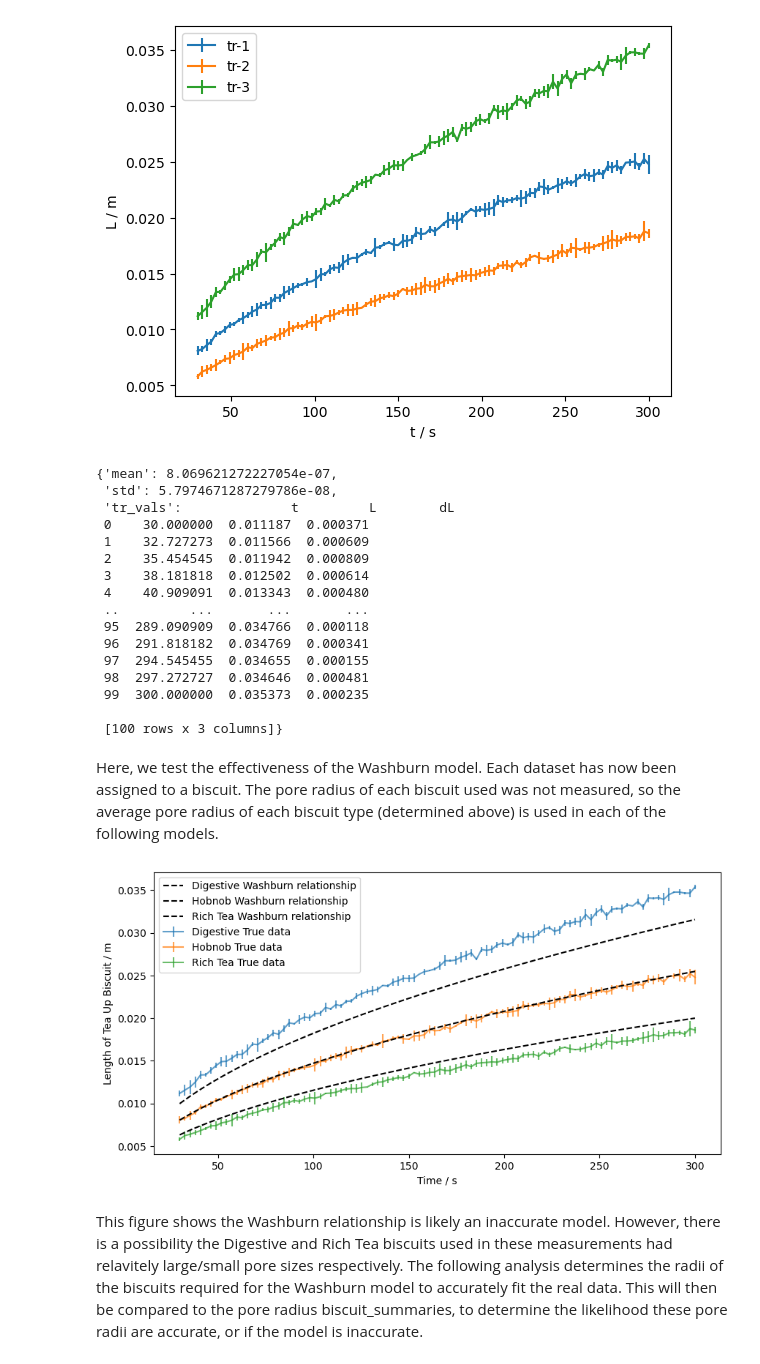
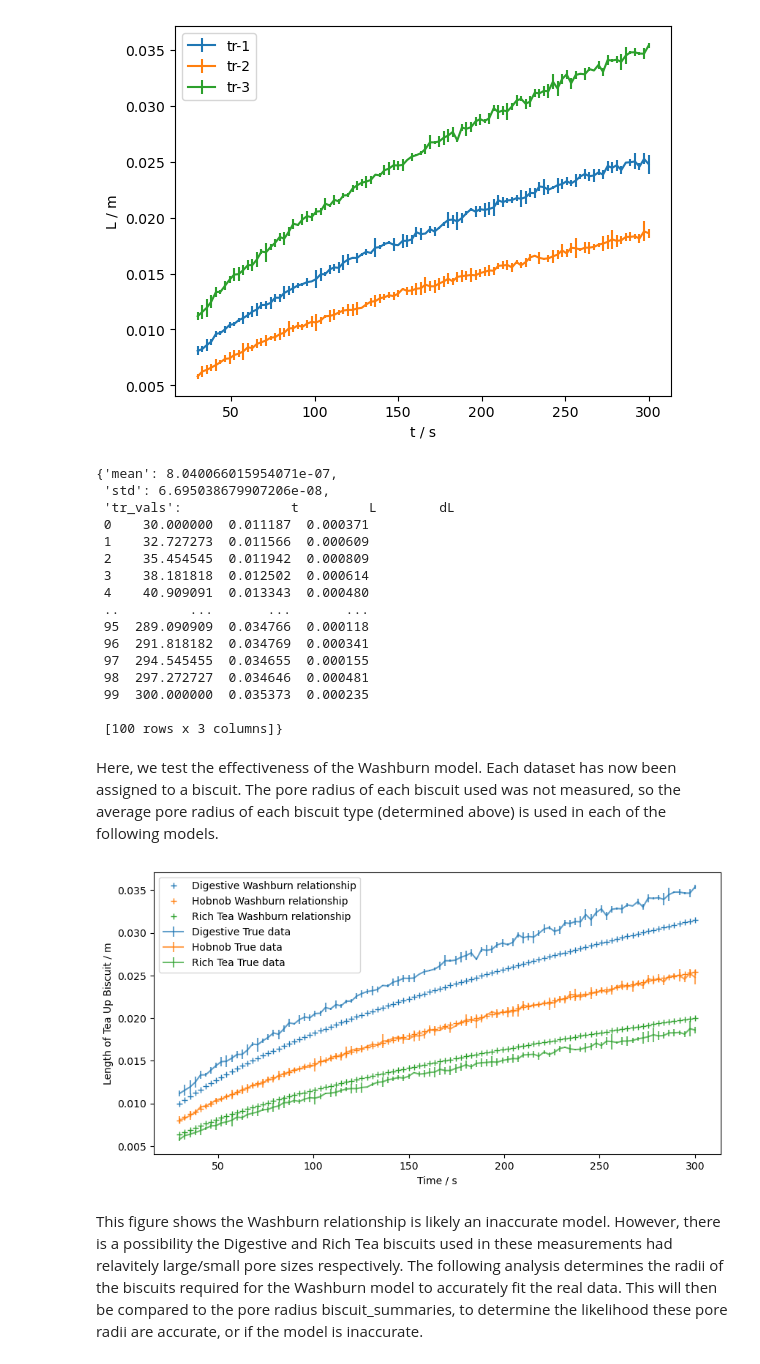
Before and after one commit to M4ffff/ML_biscuit_analysis, a Jupyter notebook: initial.ipynb, the cells around one changed output. Saved outputs shown, nothing was run; the diff lists cells and outputs as text; code cells hidden in the pictures.

```diff
--- a/initial.ipynb
+++ b/initial.ipynb
@@ -127,7 +281,7 @@ true_test_vals = test['encoded biscuit']
 # %%
 # use GridSearchCV
 rfc_param_grid = [
-    {'n_estimators': [50, 1000]},
+    {'n_estimators': [1000]},   # this value was determined using GridSearchCV - more trees worked better than fewer trees.
   {'max_features': [ None]}
  ]
 
@@ -320,11 +465,12 @@ np.max(true_distributions["r"])
 # %%
 # plot radii distribution of each biscuit as histograms
-
-from scipy.stats import norm
 
 fig, ax = plt.subplots(1,2,figsize=(12,5))
 
 biscuit_summaries = {}
+
+xmin = np.min(true_distributions["r"])
+xmax = np.max(true_distributions["r"])
 
 for i, biscuit in enumerate(biscuits):
     print(f"{biscuit}")
@@ -347,7 +493,7 @@ for i, biscuit in enumerate(biscuits):
     true_mean, true_std = norm.fit(true_biscuit_r_data)
 
 
-    x = np.linspace(1.5e-7, 9e-7, 100)
+    x = np.linspace(0.9*xmin, 1.1*xmax, 100)
     p = (norm.pdf(x, mean, std))
     p_true = (norm.pdf(x, true_mean, true_std))
 
@@ -441,8 +585,8 @@ for i, tr_val in enumerate(tr_biscuits):
 
 biscuit_summaries['Digestive']
 # %% [output]
-{'mean': 8.069621272227054e-07,
- 'std': 5.7974671287279786e-08,
+{'mean': 8.040066015954071e-07,
+ 'std': 6.695038679907206e-08,
  'tr_vals':              t         L        dL
  0    30.000000  0.011187  0.000371
  1    32.727273  0.011566  0.000609
@@ -462,31 +606,31 @@ Here, we test the effectiveness of the Washburn model. Each dataset has now been
 # %%
 # washburn model fittings using average pore radii for each biscuit
 
 fig, ax = plt.subplots(figsize=(10,5))
 
 gamma = 6.78e-2
 phi = 1.45
 eta = 9.93e-4
 
 for i, biscuit in enumerate(biscuits):
     data = biscuit_summaries[biscuit]['tr_vals']
     t = data["t"]
     L = data["L"]
     dL = data["dL"]
 
     r = biscuit_summaries[biscuit]['mean']
 
-    washburn_data_rfc = washburn(gamma, phi, eta, r, t)
+    washburn_L_preds = washburn(gamma, phi, eta, r, t)
     ax.errorbar(t,L,dL,label=f"{biscuit} True data", alpha=0.7, color=f"C{i}")
 
-    ax.plot(t, washburn_data_rfc, marker='', linestyle="--", color="black", zorder=3, label=f'{biscuit} Washburn relationship')
+    ax.plot(t, washburn_L_preds, marker='+', linestyle="", color=f"C{i}", zorder=3, label=f'{biscuit} Washburn relationship')
 
 ax.set_xlabel("Time / s")
 ax.set_ylabel("Length of Tea Up Biscuit / m")
 ax.legend()
 plt.show()
 # %% [output]
-[figure, old version]
+[figure, new version]
 # %% [markdown]
 This figure shows the Washburn relationship is likely an inaccurate model. However, there is a possibility the Digestive and Rich Tea biscuits used in these measurements had relavitely large/small pore sizes respectively. The following analysis determines the radii of the biscuits required for the Washburn model to accurately fit the real data. This will then be compared to the pore radius biscuit_summaries, to determine the likelihood these pore radii are accurate, or if the model is inaccurate.
 # %%
```
Also changed, not shown: parts of 62 cells of this notebook, 2 other files.
